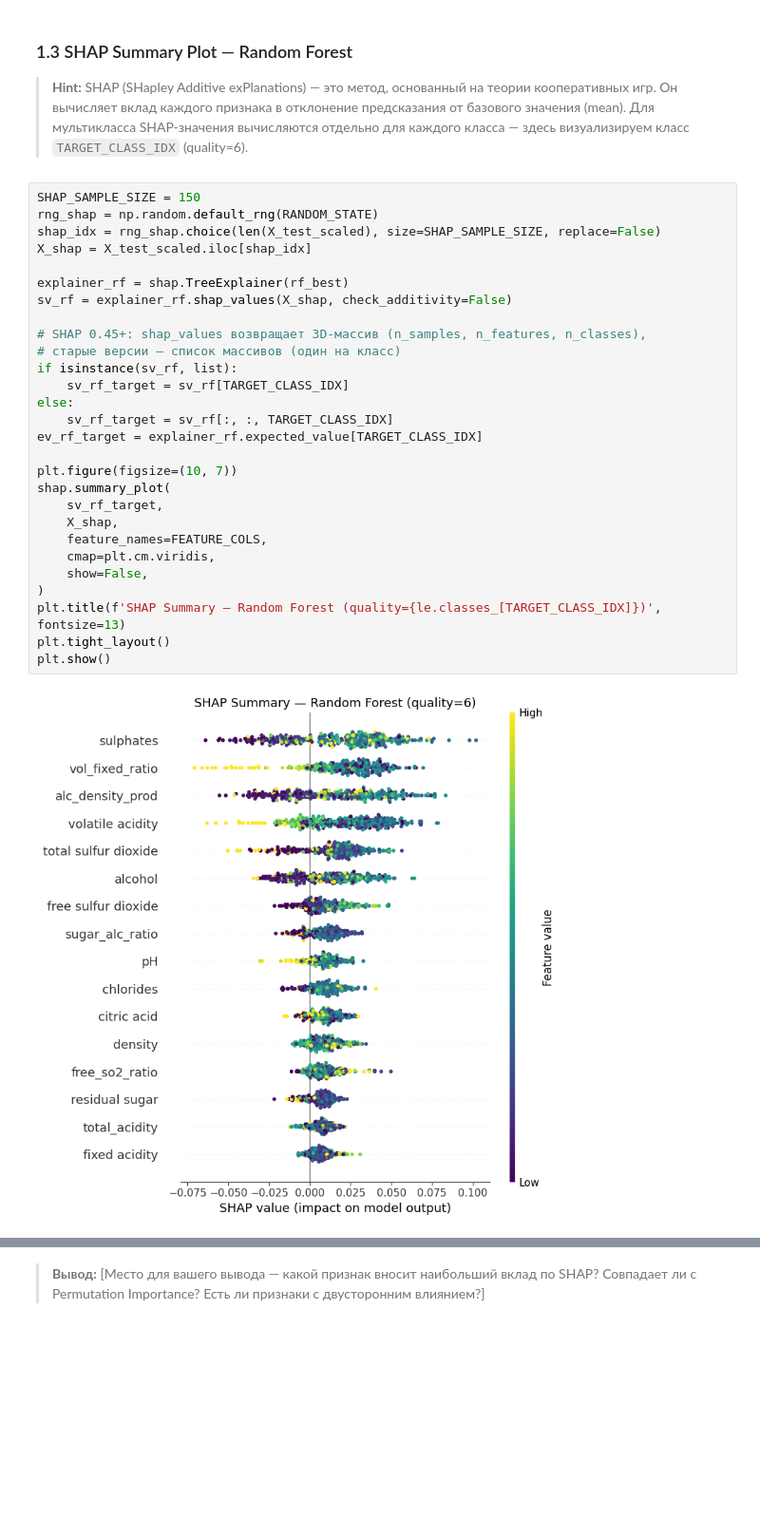
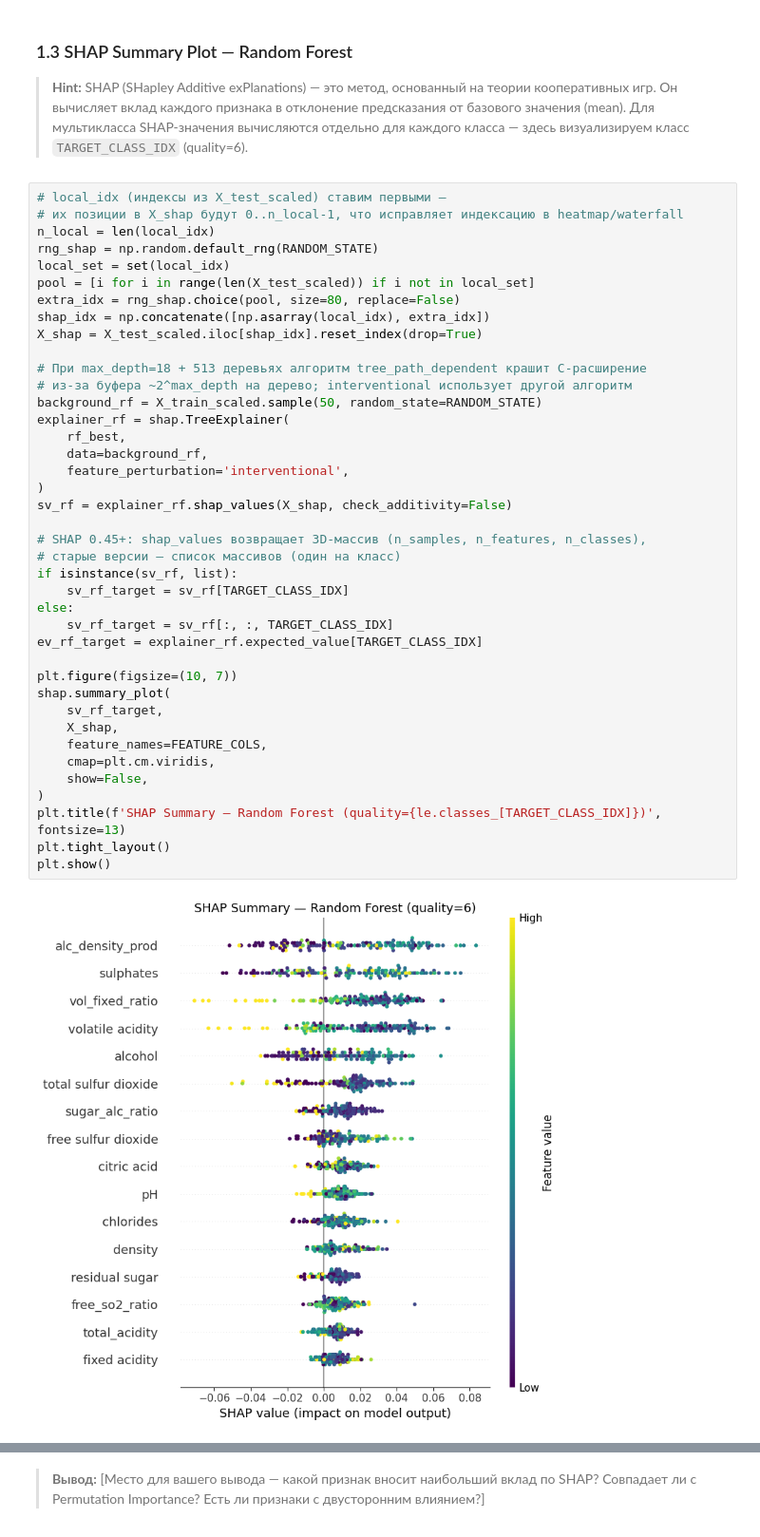
Before and after one commit to 2made1ra/ML2, a Jupyter notebook: LAB_I/notebooks/lab_1.ipynb, the cells around one changed output, grey strips where cells are left out. Shown at 95% size. Cells and saved outputs as stored; diff of their text form; blank space fills up the shorter version.

Commit message:
bug(lab1): исправлен баг связанный с неверной индексацией в вычислениях shap

```diff
--- a/LAB_I/notebooks/lab_1.ipynb
+++ b/LAB_I/notebooks/lab_1.ipynb
@@ -1155,35 +1155,47 @@ plt.show()
 
 > **Hint:** SHAP (SHapley Additive exPlanations) — это метод, основанный на теории кооперативных игр. Он вычисляет вклад каждого признака в отклонение предсказания от базового значения (mean). Для мультикласса SHAP-значения вычисляются отдельно для каждого класса — здесь визуализируем класс `TARGET_CLASS_IDX` (quality=6).
 # %%
-SHAP_SAMPLE_SIZE = 150
+# local_idx (индексы из X_test_scaled) ставим первыми —
+# их позиции в X_shap будут 0..n_local-1, что исправляет индексацию в heatmap/waterfall
+n_local = len(local_idx)
 rng_shap = np.random.default_rng(RANDOM_STATE)
-shap_idx = rng_shap.choice(len(X_test_scaled), size=SHAP_SAMPLE_SIZE, replace=False)
-X_shap = X_test_scaled.iloc[shap_idx]
+local_set = set(local_idx)
+pool = [i for i in range(len(X_test_scaled)) if i not in local_set]
+extra_idx = rng_shap.choice(pool, size=80, replace=False)
+shap_idx = np.concatenate([np.asarray(local_idx), extra_idx])
+X_shap = X_test_scaled.iloc[shap_idx].reset_index(drop=True)
 
-explainer_rf = shap.TreeExplainer(rf_best)
+# При max_depth=18 + 513 деревьях алгоритм tree_path_dependent крашит C-расширение
+# из-за буфера ~2^max_depth на дерево; interventional использует другой алгоритм
+background_rf = X_train_scaled.sample(50, random_state=RANDOM_STATE)
+explainer_rf = shap.TreeExplainer(
+    rf_best,
+    data=background_rf,
+    feature_perturbation='interventional',
+)
 sv_rf = explainer_rf.shap_values(X_shap, check_additivity=False)
 
 # SHAP 0.45+: shap_values возвращает 3D-массив (n_samples, n_features, n_classes),
 # старые версии — список массивов (один на класс)
 if isinstance(sv_rf, list):
     sv_rf_target = sv_rf[TARGET_CLASS_IDX]
 else:
     sv_rf_target = sv_rf[:, :, TARGET_CLASS_IDX]
 ev_rf_target = explainer_rf.expected_value[TARGET_CLASS_IDX]
 
 plt.figure(figsize=(10, 7))
 shap.summary_plot(
     sv_rf_target,
     X_shap,
     feature_names=FEATURE_COLS,
     cmap=plt.cm.viridis,
     show=False,
 )
 plt.title(f'SHAP Summary — Random Forest (quality={le.classes_[TARGET_CLASS_IDX]})', fontsize=13)
 plt.tight_layout()
 plt.show()
 # %% [output]
-[figure, old version]
+[figure, new version]
 Error:
 # %% [markdown]
 > **Вывод:** [Место для вашего вывода — какой признак вносит наибольший вклад по SHAP? Совпадает ли с Permutation Importance? Есть ли признаки с двусторонним влиянием?]
```
Also changed, not shown: parts of 2 cells of this notebook, 4 other files.
